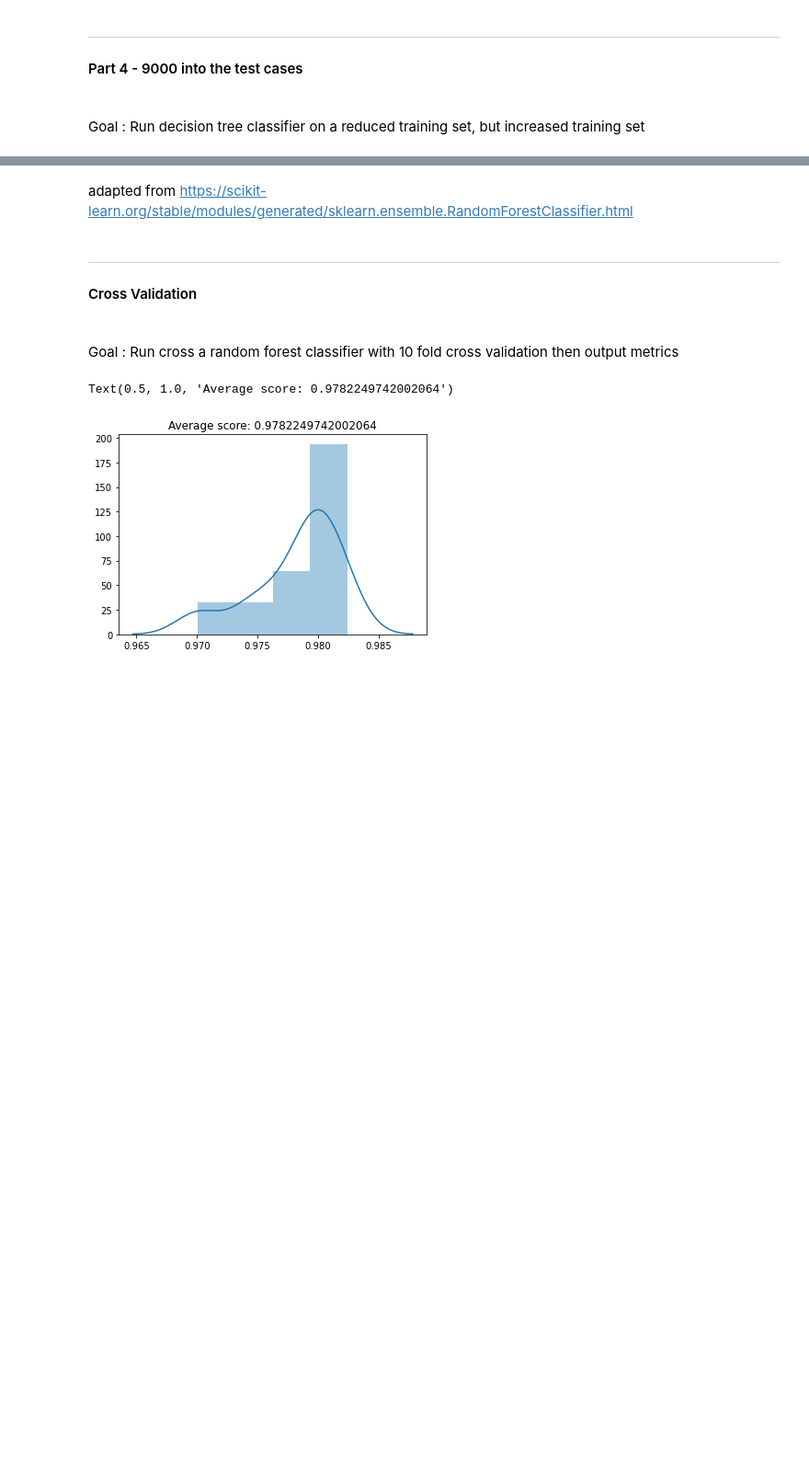
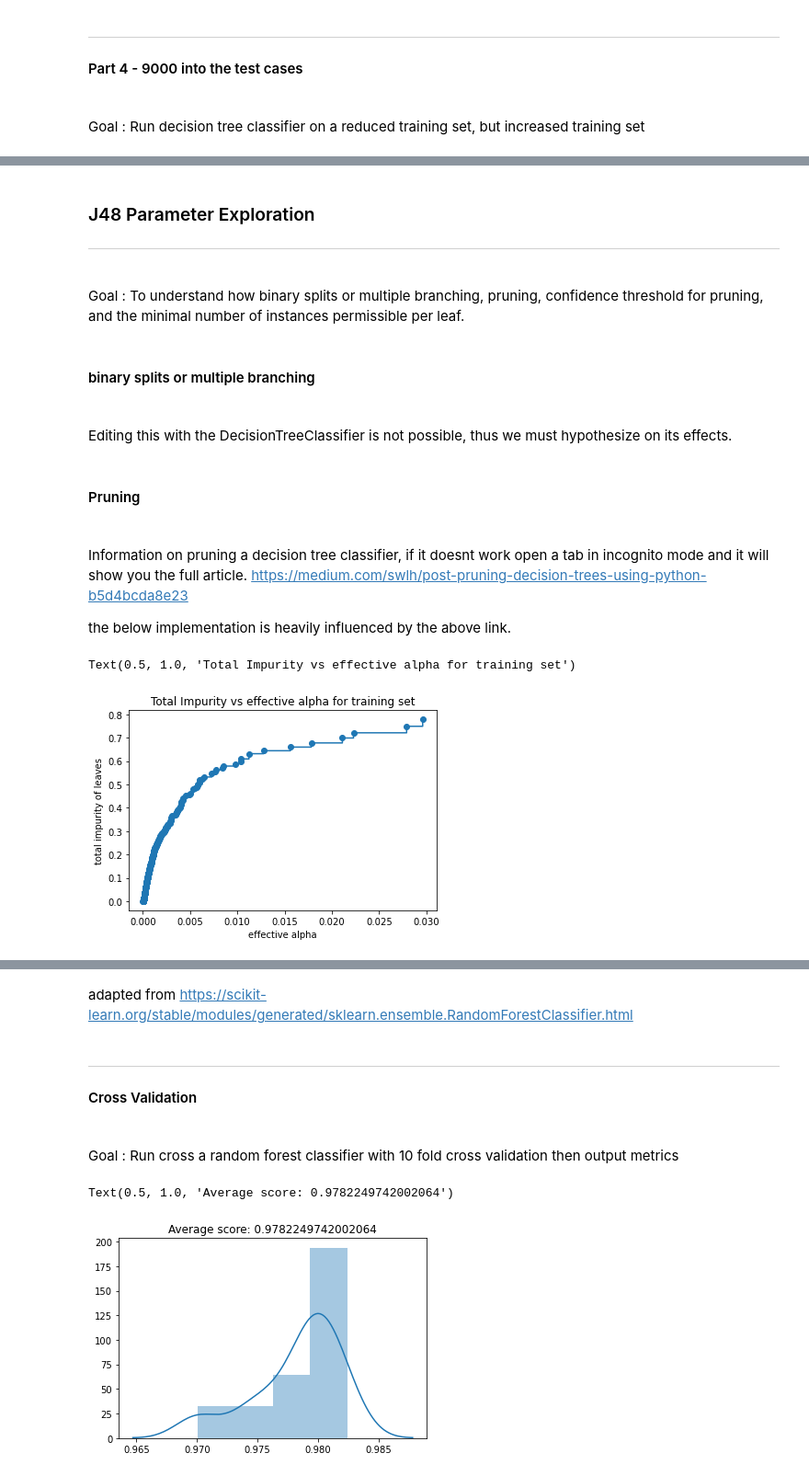
Before and after one commit to RachPatel/DMML_CW2_Group_20, a Jupyter notebook: Group_20_NoteBook_Progress.ipynb, the cells around one changed output, grey strips where cells are left out. Shown at 92% size. Drawn from its saved outputs; the diff is of its cells as text; code cells hidden in the pictures; blank space fills up the shorter version.

```diff
--- a/Group_20_NoteBook_Progress.ipynb
+++ b/Group_20_NoteBook_Progress.ipynb
@@ -460,0 +550,39 @@ weighted avg       0.54      0.55      0.54      7090
+# %% [markdown]
+<h3> J48 Parameter Exploration <h3>
+
+<hr>
+# %% [markdown]
+
+Goal : To understand how binary splits or multiple branching, pruning,
+confidence threshold for pruning, and the minimal number of instances permissible per leaf.
+# %% [markdown]
+<h4> binary splits or multiple branching <h4>
+# %% [markdown]
+Editing this with the DecisionTreeClassifier is not possible, thus we must hypothesize on its effects.
+# %% [markdown]
+<h4>Pruning <h4>
+# %% [markdown]
+ Information on pruning a decision tree classifier, if it doesnt work open a tab in incognito mode and it will show you the full article.
+ https://medium.com/swlh/post-pruning-decision-trees-using-python-b5d4bcda8e23
+
+ the below implementation is heavily influenced by the above link.
+# %%
+#cost_complexity_pruning_path - implements the pruning process and returns the effective
+# alphas and respective impurities of the prund tree
+
+classifier_J48_TD_Pruned=DecisionTreeClassifier(random_state=1).\
+cost_complexity_pruning_path(X_train, y_train)
+
+#ccp_alpha is used as a parameter for post pruning - ie pruning the tree after it has 'grown'
+ccp_alphas, impurities = classifier_J48_TD_Pruned.ccp_alphas, classifier_J48_TD_Pruned.impurities
+# %%
+#Plotting the alphas vs impurities(except the last alpha corresponding to root node):
+
+fig, ax = plt.subplots()
+ax.plot(ccp_alphas[:-1], impurities[:-1], marker='o', drawstyle="steps-post")
+ax.set_xlabel("effective alpha")
+ax.set_ylabel("total impurity of leaves")
+ax.set_title("Total Impurity vs effective alpha for training set")
+# %% [output]
+Text(0.5, 1.0, 'Total Impurity vs effective alpha for training set')
+[figure, added]
```
Also changed, not shown: parts of 49 cells of this notebook.
